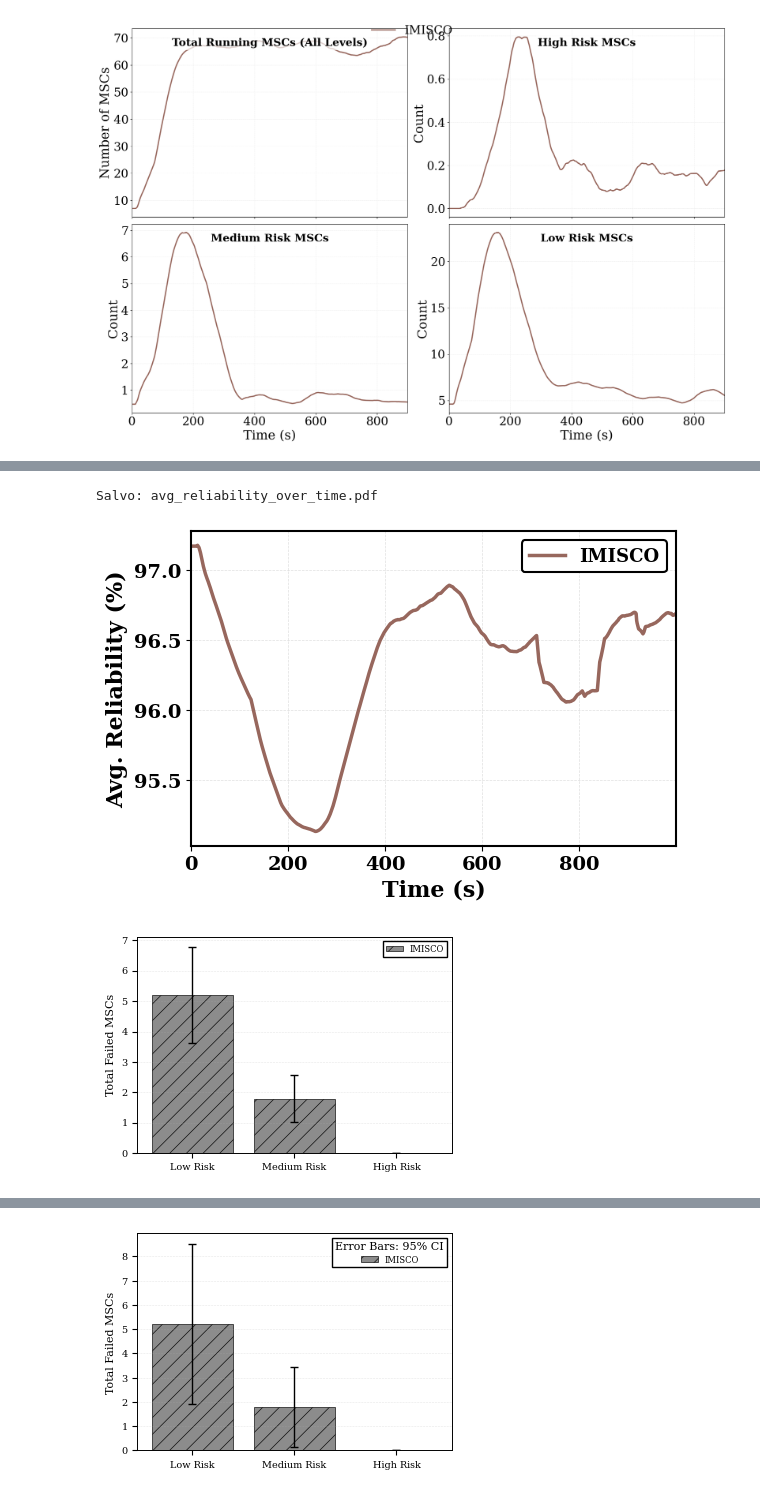
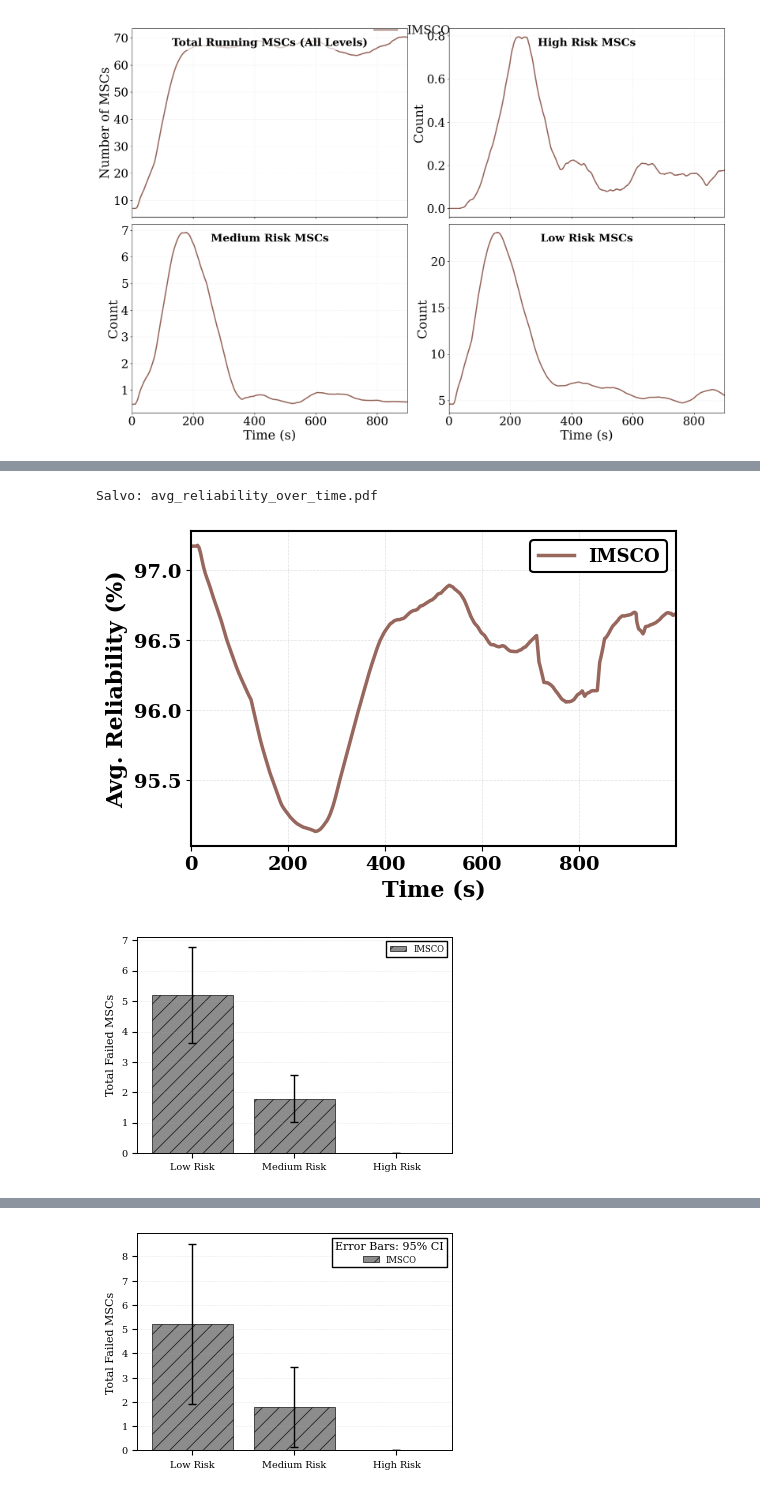
Before and after one commit to FialhoSJ/multi-user-sfc, a Jupyter notebook: plots/2026/teste.ipynb, the cells around one changed output, grey strips where cells are left out. Cells and saved outputs as stored; diff of their text form; code cells hidden in the pictures.

```diff
--- a/plots/2026/teste.ipynb
+++ b/plots/2026/teste.ipynb
@@ -68,7 +68,7 @@ NOME_ALGORITMOS_MAP = {
     'ga': 'OSCIM',
     'msf': 'MSF',
     'goku': 'OSCIM',
-    'vegeta': 'IMISCO',
+    'vegeta': 'IMSCO',
     'musfico': 'MuSFiCO',
     'greedyb': 'GreedyB',
     'kuririnPPO': 'INOMMUS',
@@ -89,7 +89,7 @@ CORES_ALGORITMOS = {
     "Hephaestus": "#2ca02c",
     "OSCIM": "#d62728",
     "GreedyB": "#9467bd",
-    "IMISCO": "#8c564b",
+    "IMSCO": "#8c564b",
     "HDRLB": "#4D774E"        # Verde Escuro/Mudo (Padrão Fig 4)
 }
 
@@ -1446,7 +1446,7 @@ def plot_avg_reliability_over_time(df, janela=50):
     Plota a métrica de Avg. Reliability ao longo do tempo para RELIC e HDRLB.
     Utiliza média móvel (janela) para suavizar as linhas conforme o padrão visual.
     """
-    algs_interesse = ['IMISCO']
+    algs_interesse = ['IMSCO']
     df_plot = df[df['algorithm'].isin(algs_interesse)].copy()
 
     if df_plot.empty:
@@ -1498,34 +1498,34 @@ def plot_avg_reliability_over_time(df, janela=50):
     for label in ax.get_xticklabels() + ax.get_yticklabels():
         label.set_fontweight('bold')
         label.set_family('serif')
 
     for spine in ax.spines.values():
         spine.set_linewidth(1.5)
         spine.set_color('black')
 
     leg = ax.legend(loc='upper right', frameon=True, fontsize=13)
     leg.get_frame().set_linewidth(1.5)
     leg.get_frame().set_edgecolor('black')
     leg.get_frame().set_facecolor('white')
     leg.get_frame().set_alpha(1.0)
     for text in leg.get_texts():
         text.set_fontweight('bold')
         text.set_family('serif')
 
     plt.tight_layout()
     filename = 'avg_reliability_over_time.pdf'
     plt.savefig(filename, dpi=300, bbox_inches='tight')
     print(f"Salvo: {filename}")
     plt.show()
 
 # Executar a plotagem (usa o big_data já carregado na Célula 5)
 if 'big_data' in locals() and not big_data.empty:
     plot_avg_reliability_over_time(big_data, janela=125) # Ajuste a "janela" se quiser a linha mais ou menos suave
 else:
     print("Execute a célula de carregamento (big_data) primeiro.")
 # %% [output]
 Salvo: avg_reliability_over_time.pdf
-[figure, old version]
+[figure, new version]
 # %%
 # %% [Célula Corrigida] Gráfico de Falhas (SEM ou Clip no Zero)
 
@@ -1559,7 +1559,7 @@ NOME_ALGORITMOS_MAP = {
     'ga': 'OSCIM', 'greedyb': 'GreedyB', 'kuririn': 'INOMMUS',
     'darsppo': 'DA-RSPPO', 'hephaestus': 'Hephaestus',
     'REPLICMASKABLEPPO': 'RELIC', 'DRLMASKABLEPPO': 'HDRLB',
-    'drl': 'HDRLB', 'vegeta': 'IMISCO'
+    'drl': 'HDRLB', 'vegeta': 'IMSCO'
 }
 
 CORES_ALGORITMOS = {
@@ -1606,7 +1606,7 @@ def plot_failures_smart_ieee(dados_raw):
     categorias = ['Low Risk', 'Medium Risk', 'High Risk']
     mapa_csv = {'Low Risk': 'Low', 'Medium Risk': 'Medium', 'High Risk': 'High'}
 
-    algs_interesse = ['IMISCO']
+    algs_interesse = ['IMSCO']
     algoritmos = [alg for alg in algs_interesse if alg in dados_raw]
 
     fig, ax = plt.subplots(figsize=(3.5, 2.4))
@@ -1680,7 +1680,7 @@ def plot_failures_smart_ieee(dados_raw):
 dados_brutos = carregar_dados_brutos_resiliencia(DIR_RESILIENT) # Usa sua variável global de path
 plot_failures_smart_ieee(dados_brutos)
 # %% [output]
-[figure, old version]
+[figure, new version]
 # %%
 # %%
 # %% [Célula: Boxplot de Falhas por Risco - Padrão IEEE (Fig 4)]
```
Also changed, not shown: parts of 13 cells of this notebook, 2 other files.
